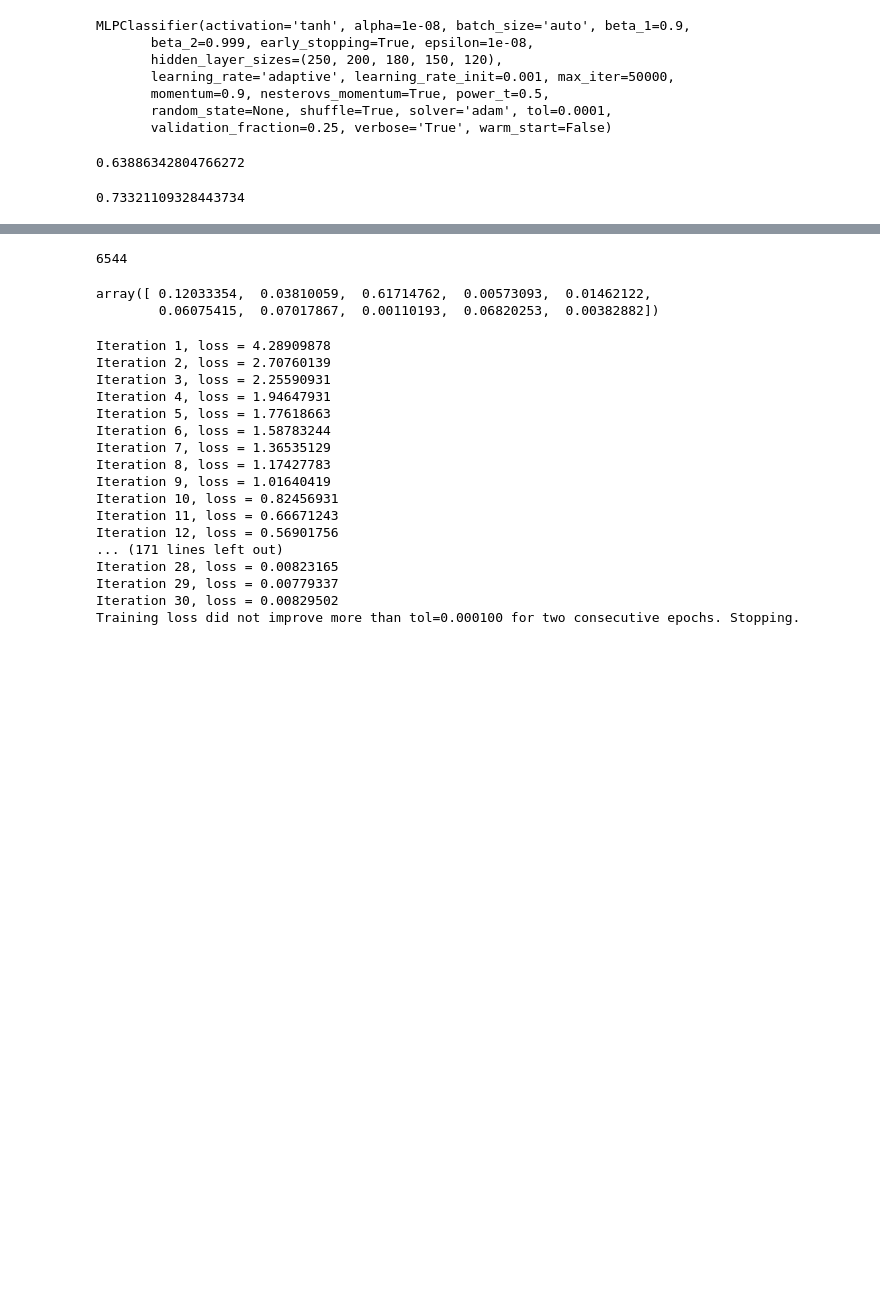
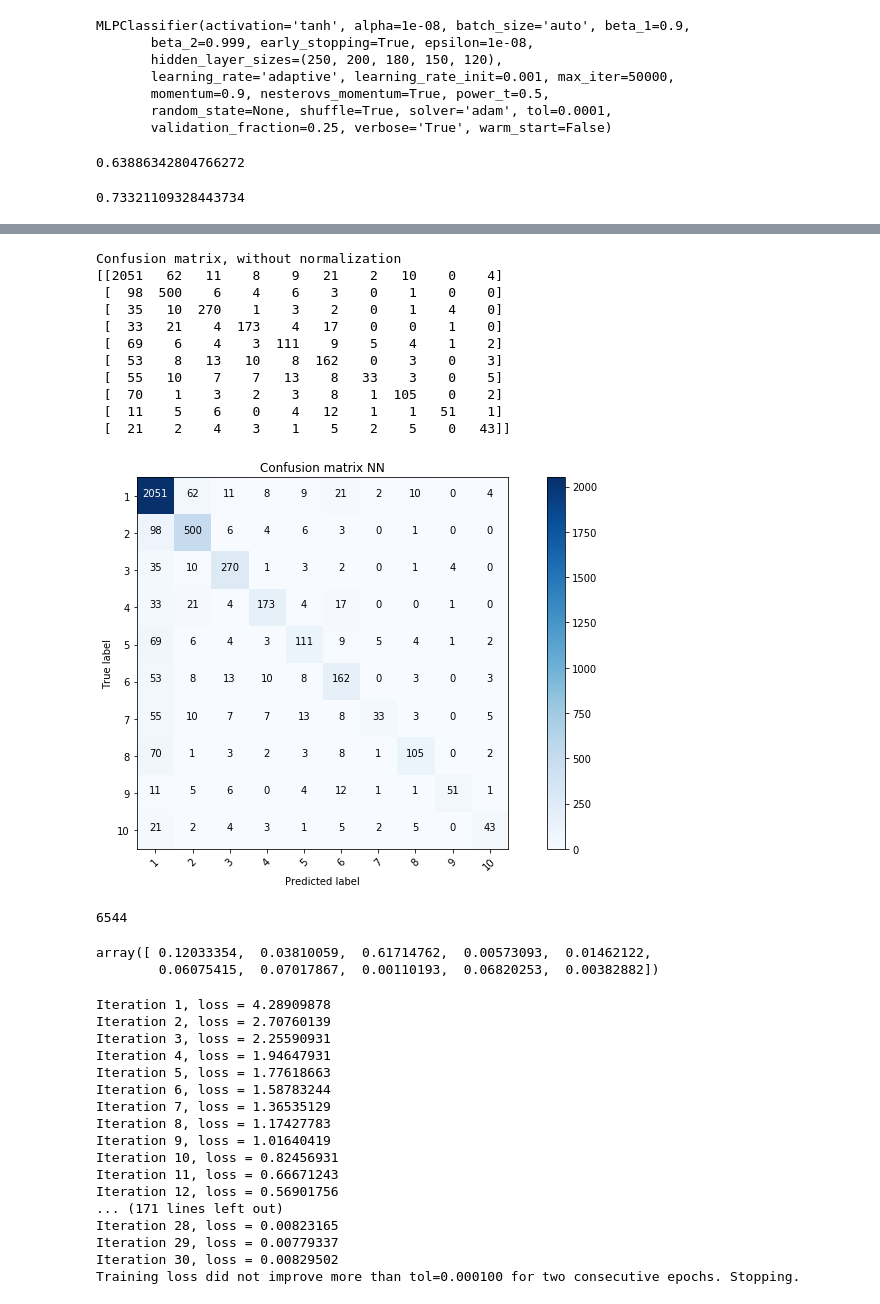
Before and after one commit to MaximilianPavon/ML_project, a Jupyter notebook: analysis-NN.ipynb, the cells around one changed output, grey strips where cells are left out. Cells and saved outputs as stored; diff of their text form; code cells hidden in the pictures; blank space fills up the shorter version.

```diff
--- a/analysis-NN.ipynb
+++ b/analysis-NN.ipynb
@@ -158,3 +160,21 @@ sum(nn3.predict(train_data_stand) == train_labels)/ len(train_labels)
+# %%
+from sklearn.metrics import confusion_matrix
+cm = confusion_matrix(train_labels, nn3.predict(train_data_stand))
+# %%
+utils.plot_confusion_matrix(cm, title='Confusion matrix NN')
+# %% [output]
+Confusion matrix, without normalization
+[[2051   62   11    8    9   21    2   10    0    4]
+ [  98  500    6    4    6    3    0    1    0    0]
+ [  35   10  270    1    3    2    0    1    4    0]
+ [  33   21    4  173    4   17    0    0    1    0]
+ [  69    6    4    3  111    9    5    4    1    2]
+ [  53    8   13   10    8  162    0    3    0    3]
+ [  55   10    7    7   13    8   33    3    0    5]
+ [  70    1    3    2    3    8    1  105    0    2]
+ [  11    5    6    0    4   12    1    1   51    1]
+ [  21    2    4    3    1    5    2    5    0   43]]
+[figure, added]
 # %%
 pred_nn3 = nn3.predict(test_data_stand)
 pred_nn3_prob = nn3.predict_proba(test_data_stand)
```
Also changed, not shown: parts of 2 cells of this notebook, 3 other files.
